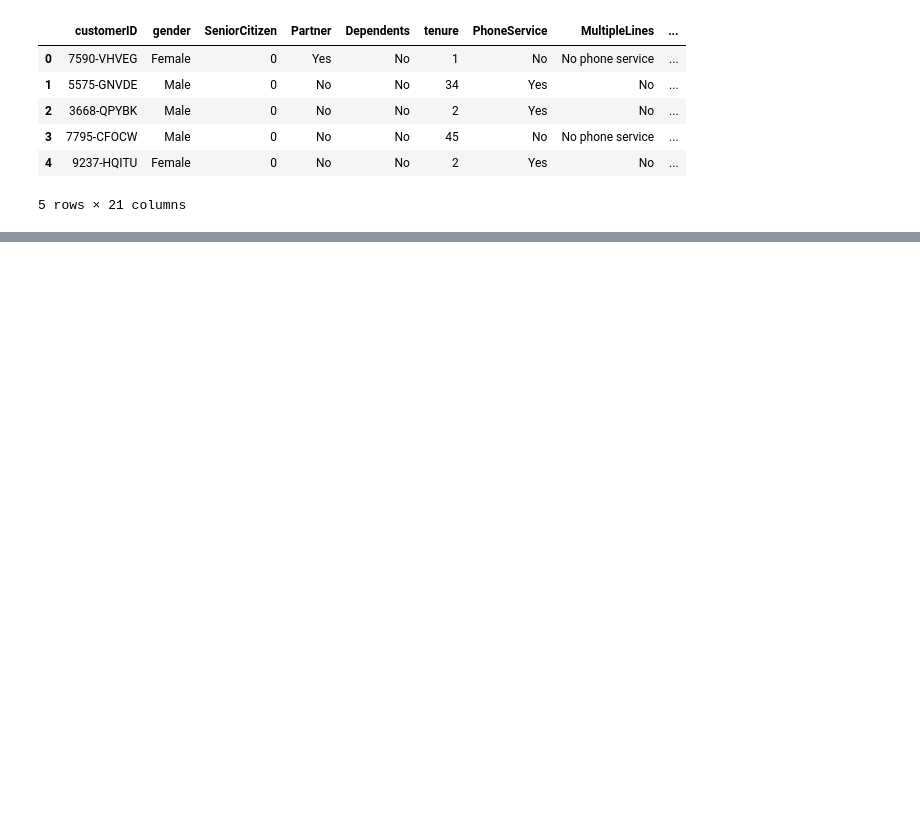
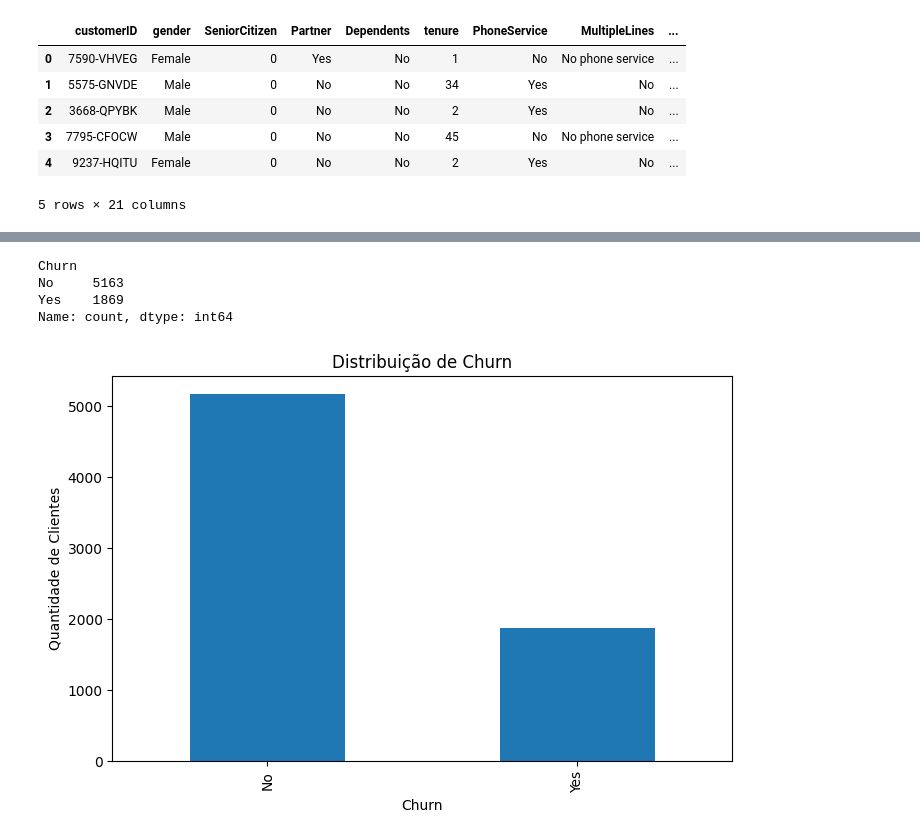
Before and after one commit to jrrrtricolor/ML_telco_customer_churn, a Jupyter notebook: notebooks/EDA.ipynb, the cells around one changed output, grey strips where cells are left out. Cells and saved outputs as stored; diff of their text form; code cells hidden in the pictures; blank space fills up the shorter version.

Commit message:
Atualizando o EDA com gráficos para identificar os principais fatores da causa de Churn

```diff
--- a/notebooks/EDA.ipynb
+++ b/notebooks/EDA.ipynb
@@ -1,5 +1,10 @@
 # %%
+# Importação das bibliotecas
 import pandas as pd
+import matplotlib.pyplot as plt
+
+# Configuração padrão dos gráficos
+plt.rcParams["figure.figsize"] = (8, 5)
 
 # Download latest version
 dados = pd.read_csv("../data/raw/Telco_Customer_Churn.csv")
@@ -15,0 +45,11 @@ dados.head()
+# %%
+# Converter coluna para numérico
+dados["TotalCharges"] = pd.to_numeric(dados["TotalCharges"], errors="coerce")
+
+# Remover valores nulos
+dados = dados.dropna()
+
+print("Dataset após limpeza:")
+print(dados.shape)
+
+dados.head()
@@ -15,0 +66,22 @@ dados.head()
+# %%
+# Distribuição de clientes que cancelaram (churn) e que não cancelaram
+churn_counts = dados["Churn"].value_counts()
+
+print(churn_counts)
+
+# Gráfico
+churn_counts.plot(
+    kind="bar",
+    title="Distribuição de Churn",
+)
+
+plt.xlabel("Churn")
+plt.ylabel("Quantidade de Clientes")
+
+plt.show()
+# %% [output]
+Churn
+No     5163
+Yes    1869
+Name: count, dtype: int64
+[figure, added]
```
Also changed, not shown: parts of 10 cells of this notebook.
